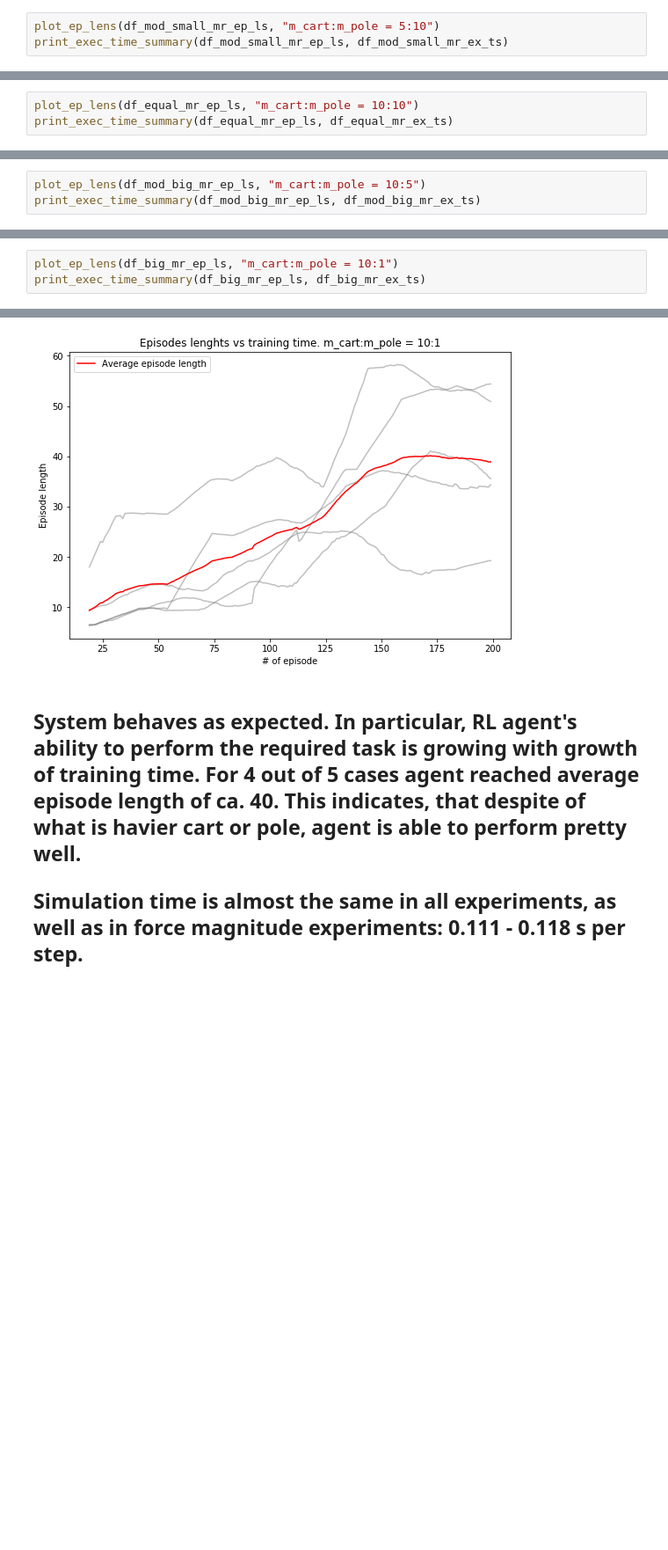
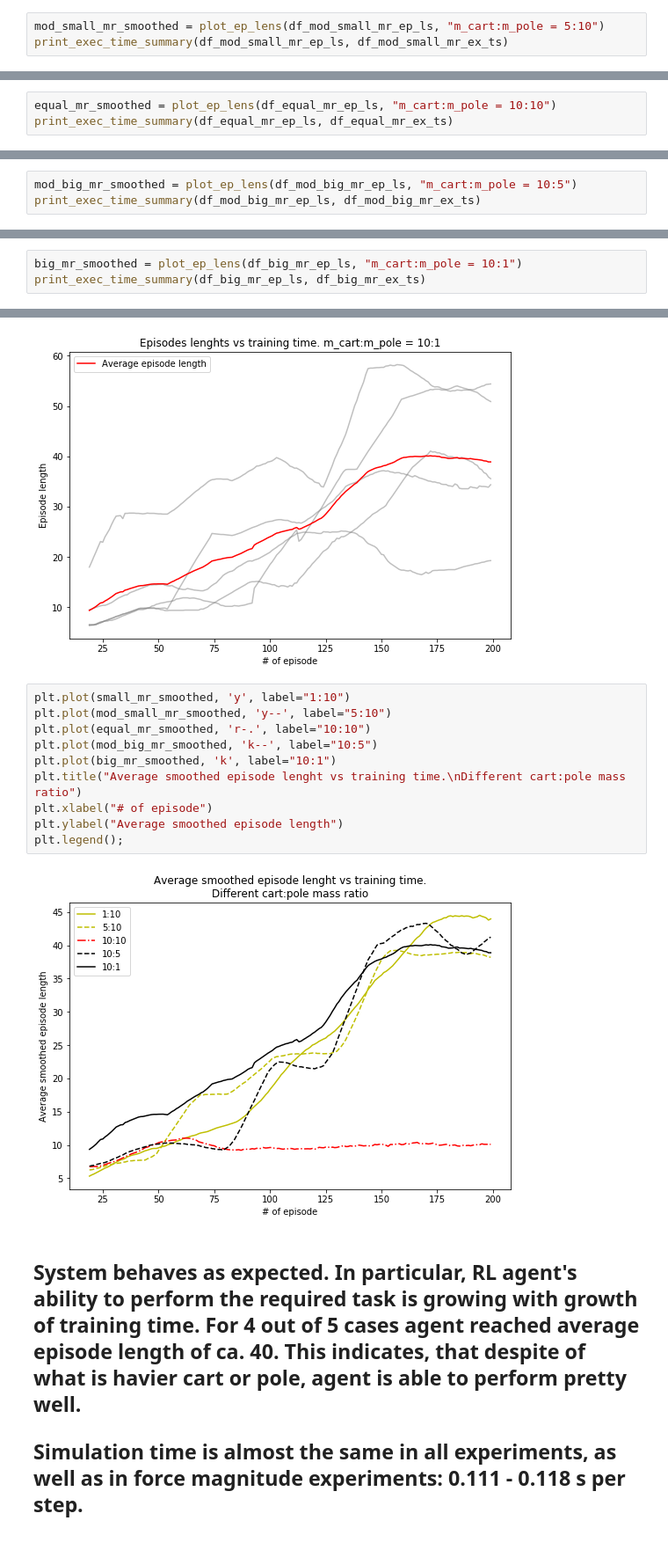
Before and after one commit to ucuapps/modelicagym, a Jupyter notebook: examples/experiments_results/Experiments results.ipynb, the cells around one changed output, grey strips where cells are left out. Shown at 88% size. Saved outputs shown, nothing was run; the diff lists cells and outputs as text; blank space fills up the shorter version.

```diff
--- a/examples/experiments_results/Experiments results.ipynb
+++ b/examples/experiments_results/Experiments results.ipynb
@@ -153,7 +153,7 @@ Mean time per simulation step: 0.111 s, std: 0.002 s
 Total execution time: 2627.882 s for 23786 steps -> 0.110 s per step
 [figure]
 # %%
-plot_ep_lens(df_mod_small_mr_ep_ls, "m_cart:m_pole = 5:10")
+mod_small_mr_smoothed = plot_ep_lens(df_mod_small_mr_ep_ls, "m_cart:m_pole = 5:10")
 print_exec_time_summary(df_mod_small_mr_ep_ls, df_mod_small_mr_ex_ts)
 # %% [output]
 Last episode performance: 38.21
@@ -162,7 +162,7 @@ Mean time per simulation step: 0.112 s, std: 0.002 s
 Total execution time: 2645.021 s for 23684 steps -> 0.112 s per step
 [figure]
 # %%
-plot_ep_lens(df_equal_mr_ep_ls, "m_cart:m_pole = 10:10")
+equal_mr_smoothed = plot_ep_lens(df_equal_mr_ep_ls, "m_cart:m_pole = 10:10")
 print_exec_time_summary(df_equal_mr_ep_ls, df_equal_mr_ex_ts)
 # %% [output]
 Last episode performance: 10.10
@@ -171,7 +171,7 @@ Mean time per simulation step: 0.118 s, std: 0.000 s
 Total execution time: 1120.564 s for 9503 steps -> 0.118 s per step
 [figure]
 # %%
-plot_ep_lens(df_mod_big_mr_ep_ls, "m_cart:m_pole = 10:5")
+mod_big_mr_smoothed = plot_ep_lens(df_mod_big_mr_ep_ls, "m_cart:m_pole = 10:5")
 print_exec_time_summary(df_mod_big_mr_ep_ls, df_mod_big_mr_ex_ts)
 # %% [output]
 Last episode performance: 41.24
@@ -180,7 +180,7 @@ Mean time per simulation step: 0.112 s, std: 0.001 s
 Total execution time: 2638.935 s for 23570 steps -> 0.112 s per step
 [figure]
 # %%
-plot_ep_lens(df_big_mr_ep_ls, "m_cart:m_pole = 10:1")
+big_mr_smoothed = plot_ep_lens(df_big_mr_ep_ls, "m_cart:m_pole = 10:1")
 print_exec_time_summary(df_big_mr_ep_ls, df_big_mr_ex_ts)
 # %% [output]
 Last episode performance: 38.89
@@ -188,6 +188,18 @@ Time per simulation step in each experiment: [0.11558802 0.11338792 0.11081102 0
 Mean time per simulation step: 0.113 s, std: 0.002 s
 Total execution time: 2944.543 s for 26207 steps -> 0.112 s per step
 [figure]
+# %%
+plt.plot(small_mr_smoothed, 'y', label="1:10")
+plt.plot(mod_small_mr_smoothed, 'y--', label="5:10")
+plt.plot(equal_mr_smoothed, 'r-.', label="10:10")
+plt.plot(mod_big_mr_smoothed, 'k--', label="10:5")
+plt.plot(big_mr_smoothed, 'k', label="10:1")
+plt.title("Average smoothed episode lenght vs training time.\nDifferent cart:pole mass ratio")
+plt.xlabel("# of episode")
+plt.ylabel("Average smoothed episode length")
+plt.legend();
+# %% [output]
+[figure, added]
 # %% [markdown]
 ## System behaves as expected. In particular, RL agent's ability to perform the required task is growing with growth of training time. For 4 out of 5 cases agent reached average episode length of ca. 40. This indicates, that despite of what is havier cart or pole, agent is able to perform pretty well.
 
```
Also changed, not shown: parts of 3 cells of this notebook.
